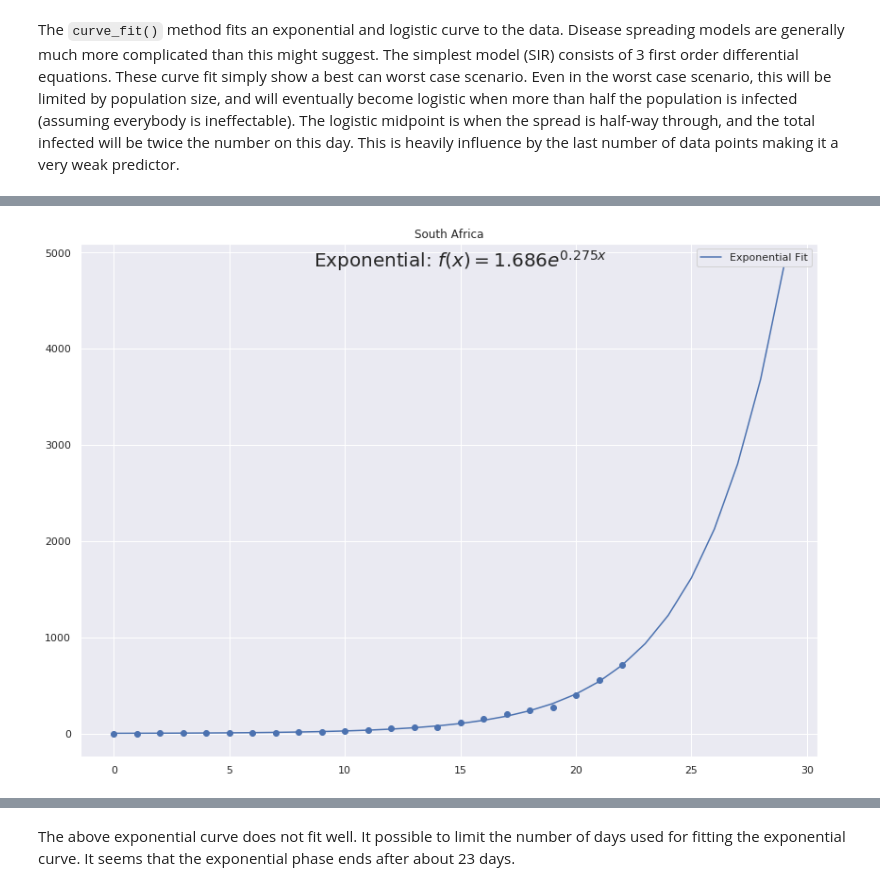
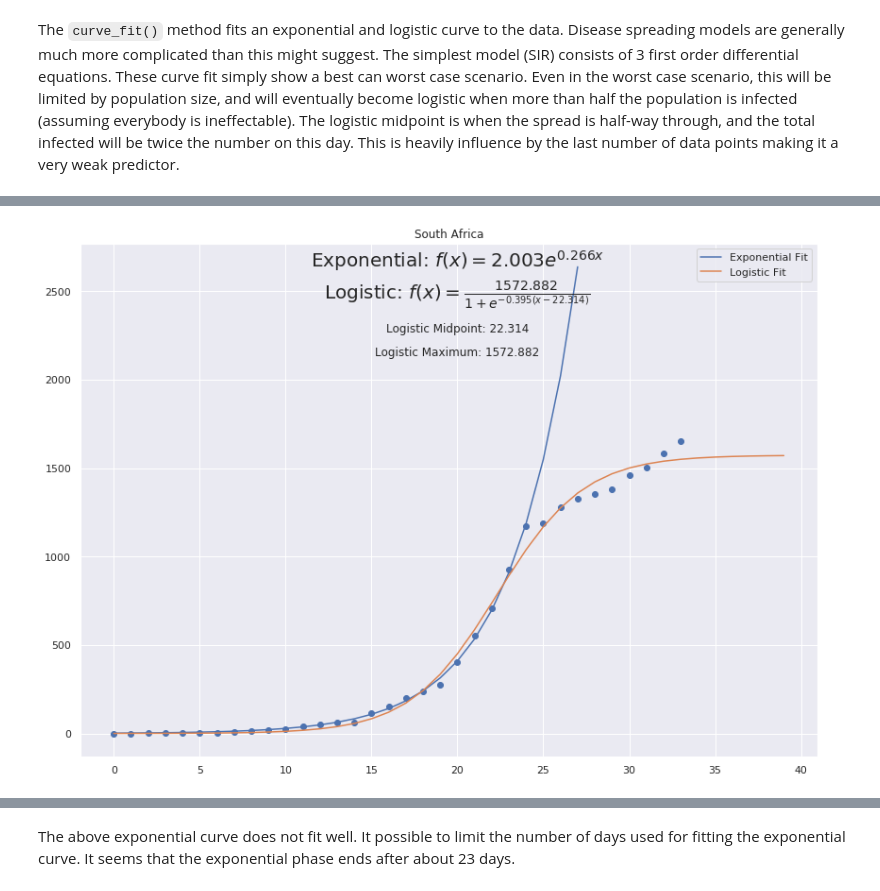
Before and after one commit to mariusroets/notebooks, a Jupyter notebook: corona.ipynb, the cells around one changed output, grey strips where cells are left out. Drawn from its saved outputs; the diff is of its cells as text; code cells hidden in the pictures.

```diff
--- a/corona.ipynb
+++ b/corona.ipynb
@@ -68,7 +68,7 @@ corona.curve_fit('South Africa', 70)
 # %%
-corona.curve_fit('South Africa', 30, 2)
+corona.curve_fit('South Africa', 40, 2, expo_day_limit=25)
 # %% [output]
-[figure, old version]
+[figure, new version]
 # %%
 corona.curve_fit('China', 70)
 # %% [output]
```
Also changed, not shown: parts of 8 cells of this notebook.
